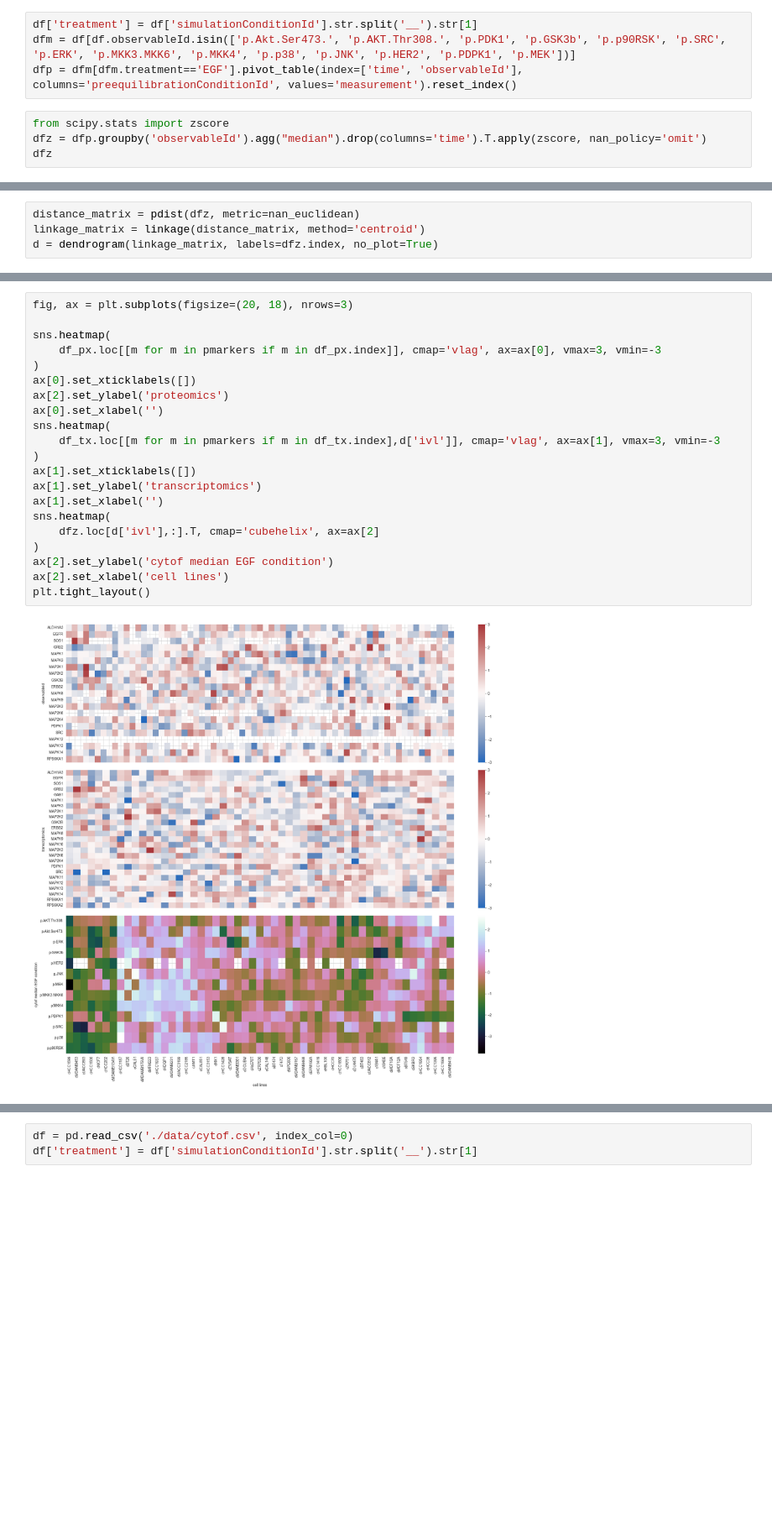
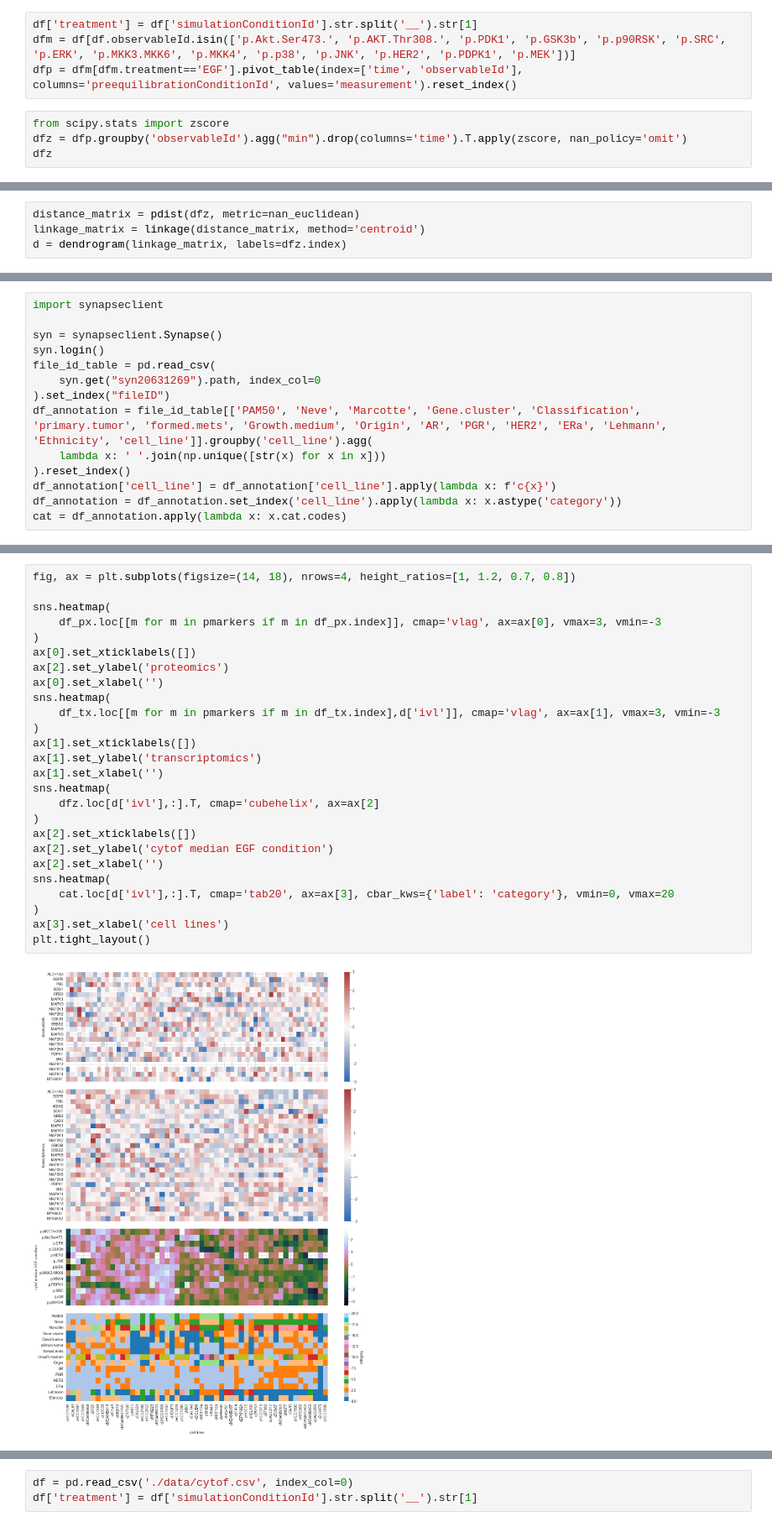
Before and after one commit to frohlich-lab/DeepMechanisticModels, a Jupyter notebook: analysis_markers.ipynb, the cells around one changed output, grey strips where cells are left out. Shown at 84% size. Cells and saved outputs as stored; diff of their text form; blank space fills up the shorter version.

```diff
--- a/analysis_markers.ipynb
+++ b/analysis_markers.ipynb
@@ -119,7 +133,7 @@ dfm = df[df.observableId.isin(['p.Akt.Ser473.', 'p.AKT.Thr308.', 'p.PDK1', 'p.GS
 dfp = dfm[dfm.treatment=='EGF'].pivot_table(index=['time', 'observableId'], columns='preequilibrationConditionId', values='measurement').reset_index()
 # %%
 from scipy.stats import zscore
-dfz = dfp.groupby('observableId').agg("median").drop(columns='time').T.apply(zscore, nan_policy='omit')
+dfz = dfp.groupby('observableId').agg("min").drop(columns='time').T.apply(zscore, nan_policy='omit')
 dfz
 # %% [output]
 | observableId | p.AKT.Thr308. | p.Akt.Ser473. | p.ERK | p.GSK3b | p.HER2 | p.JNK | p.MEK | p.MKK3.MKK6 | ... |
@@ -143,4 +157,4 @@ dfz
 # %%
 distance_matrix = pdist(dfz, metric=nan_euclidean)
 linkage_matrix = linkage(distance_matrix, method='centroid')
-d = dendrogram(linkage_matrix, labels=dfz.index, no_plot=True)
+d = dendrogram(linkage_matrix, labels=dfz.index)
@@ -188,3 +230,17 @@ df_px = df_px[df_px['observableId'].isin(pmarkers)].pivot_table(
     columns='preequilibrationConditionId',
     values='measurement'
 ).T.apply(zscore, nan_policy='omit').T
+# %%
+import synapseclient
+
+syn = synapseclient.Synapse()
+syn.login()
+file_id_table = pd.read_csv(
+    syn.get("syn20631269").path, index_col=0
+).set_index("fileID")
+df_annotation = file_id_table[['PAM50', 'Neve', 'Marcotte', 'Gene.cluster', 'Classification', 'primary.tumor', 'formed.mets', 'Growth.medium', 'Origin', 'AR', 'PGR', 'HER2', 'ERa', 'Lehmann', 'Ethnicity', 'cell_line']].groupby('cell_line').agg(
+    lambda x: ' '.join(np.unique([str(x) for x in x]))
+).reset_index()
+df_annotation['cell_line'] = df_annotation['cell_line'].apply(lambda x: f'c{x}')
+df_annotation = df_annotation.set_index('cell_line').apply(lambda x: x.astype('category'))
+cat = df_annotation.apply(lambda x: x.cat.codes)
@@ -191,23 +251,28 @@ df_px = df_px[df_px['observableId'].isin(pmarkers)].pivot_table(
 # %%
-fig, ax = plt.subplots(figsize=(20, 18), nrows=3)
+fig, ax = plt.subplots(figsize=(14, 18), nrows=4, height_ratios=[1, 1.2, 0.7, 0.8])
 
 sns.heatmap(
     df_px.loc[[m for m in pmarkers if m in df_px.index]], cmap='vlag', ax=ax[0], vmax=3, vmin=-3
 )
 ax[0].set_xticklabels([])
 ax[2].set_ylabel('proteomics')
 ax[0].set_xlabel('')
 sns.heatmap(
     df_tx.loc[[m for m in pmarkers if m in df_tx.index],d['ivl']], cmap='vlag', ax=ax[1], vmax=3, vmin=-3
 )
 ax[1].set_xticklabels([])
 ax[1].set_ylabel('transcriptomics')
 ax[1].set_xlabel('')
 sns.heatmap(
     dfz.loc[d['ivl'],:].T, cmap='cubehelix', ax=ax[2]
 )
+ax[2].set_xticklabels([])
 ax[2].set_ylabel('cytof median EGF condition')
-ax[2].set_xlabel('cell lines')
+ax[2].set_xlabel('')
+sns.heatmap(
+    cat.loc[d['ivl'],:].T, cmap='tab20', ax=ax[3], cbar_kws={'label': 'category'}, vmin=0, vmax=20
+)
+ax[3].set_xlabel('cell lines')
 plt.tight_layout()
 # %% [output]
-[figure, old version]
+[figure, new version]
```
Also changed, not shown: parts of 22 cells of this notebook, 16 other files.
